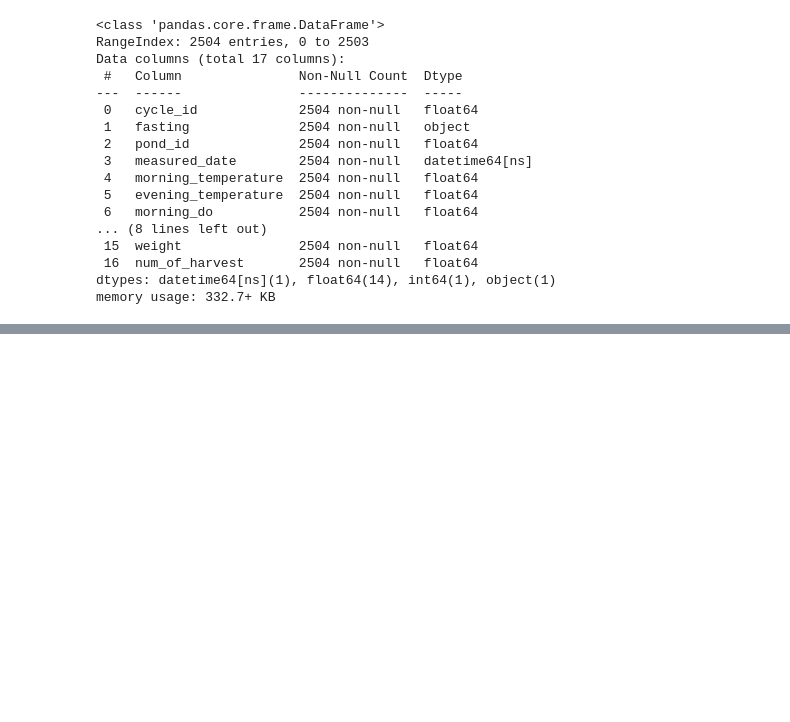
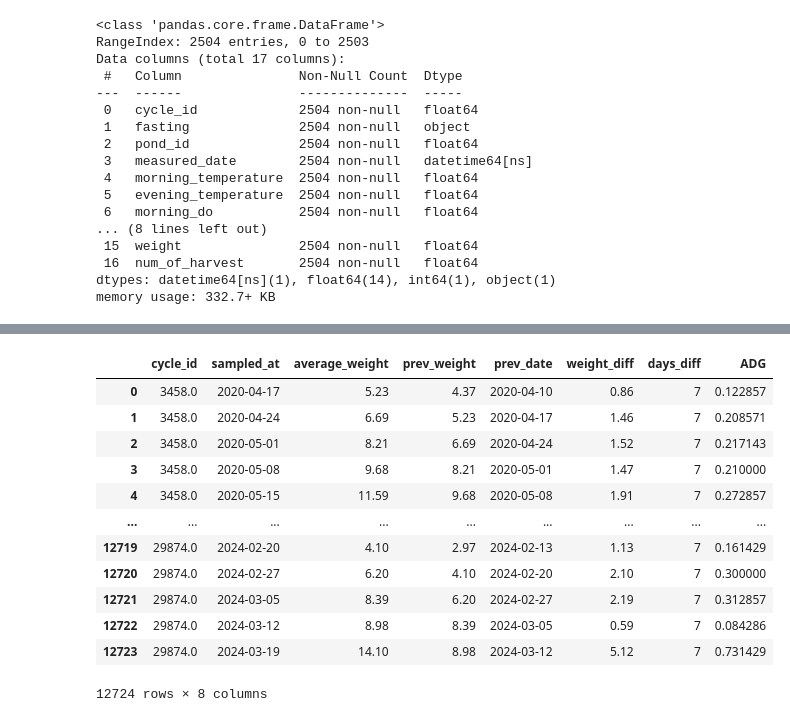
Before and after one commit to sugengdcahyo/shrimp-prediction, a Jupyter notebook: Cleaning.ipynb, the cells around one changed output, grey strips where cells are left out. Cells and saved outputs as stored; diff of their text form; code cells hidden in the pictures; blank space fills up the shorter version.

```diff
--- a/Cleaning.ipynb
+++ b/Cleaning.ipynb
@@ -408,0 +424,2 @@ df_measurement_group[["morning_temperature", "evening_temperature", "morning_do"
+# %%
+df_samplings = df_samplings.sort_values(['cycle_id', 'sampled_at'])
@@ -408,0 +442,6 @@ df_measurement_group[["morning_temperature", "evening_temperature", "morning_do"
+# %%
+# Terapkan fungsi ke kolom tanggal dan filter data yang valid
+df_samplings['is_valid_date'] = df_samplings['sampled_at'].apply(is_valid_date)
+df_samplings = df_samplings[df_samplings['is_valid_date']].drop(columns=['is_valid_date'])
+# %%
+df_samplings['sampled_at'] = pd.to_datetime(df_samplings['sampled_at'])
@@ -520,0 +591,30 @@ memory usage: 332.7+ KB
+# %%
+# Fungsi untuk menghitung ADG per siklus
+def calculate_adg(group):
+    group = group.sort_values(by='sampled_at')
+    group['prev_weight'] = group['average_weight'].shift(1)
+    group['prev_date'] = group['sampled_at'].shift(1)
+    group = group.dropna()  # Drop baris yang memiliki nilai NaN akibat shift
+    group['weight_diff'] = group['average_weight'] - group['prev_weight']
+    group['days_diff'] = (group['sampled_at'] - group['prev_date']).dt.days
+    group['ADG'] = group['weight_diff'] / group['days_diff']
+    return group
+
+# Terapkan fungsi ke setiap kelompok cycle_id
+df_sampling_adg = df_samplings.groupby('cycle_id').apply(calculate_adg).reset_index(drop=True)
+# %%
+df_sampling_adg
+# %% [output]
+|  | cycle_id | sampled_at | average_weight | prev_weight | prev_date | weight_diff | days_diff | ADG |
+| 0 | 3458.0 | 2020-04-17 | 5.23 | 4.37 | 2020-04-10 | 0.86 | 7 | 0.122857 |
+| 1 | 3458.0 | 2020-04-24 | 6.69 | 5.23 | 2020-04-17 | 1.46 | 7 | 0.208571 |
+| 2 | 3458.0 | 2020-05-01 | 8.21 | 6.69 | 2020-04-24 | 1.52 | 7 | 0.217143 |
+| 3 | 3458.0 | 2020-05-08 | 9.68 | 8.21 | 2020-05-01 | 1.47 | 7 | 0.210000 |
+| 4 | 3458.0 | 2020-05-15 | 11.59 | 9.68 | 2020-05-08 | 1.91 | 7 | 0.272857 |
+| ... | ... | ... | ... | ... | ... | ... | ... | ... |
+| 12719 | 29874.0 | 2024-02-20 | 4.10 | 2.97 | 2024-02-13 | 1.13 | 7 | 0.161429 |
+| 12720 | 29874.0 | 2024-02-27 | 6.20 | 4.10 | 2024-02-20 | 2.10 | 7 | 0.300000 |
+| 12721 | 29874.0 | 2024-03-05 | 8.39 | 6.20 | 2024-02-27 | 2.19 | 7 | 0.312857 |
+| 12722 | 29874.0 | 2024-03-12 | 8.98 | 8.39 | 2024-03-05 | 0.59 | 7 | 0.084286 |
+| 12723 | 29874.0 | 2024-03-19 | 14.10 | 8.98 | 2024-03-12 | 5.12 | 7 | 0.731429 |
+12724 rows × 8 columns
```
Also changed, not shown: parts of 11 cells of this notebook, 1 other file.
